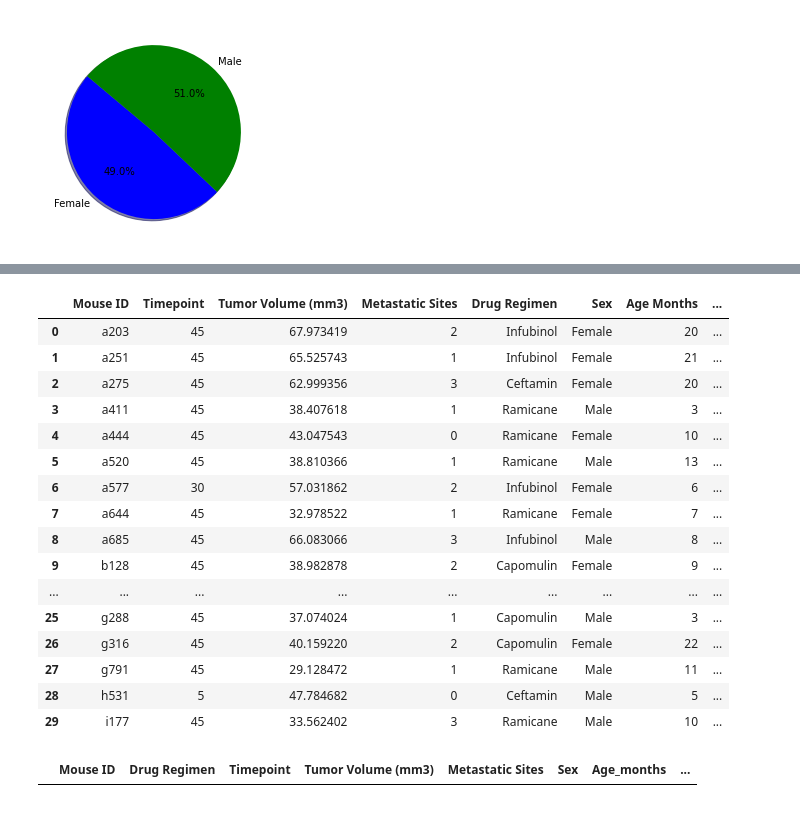
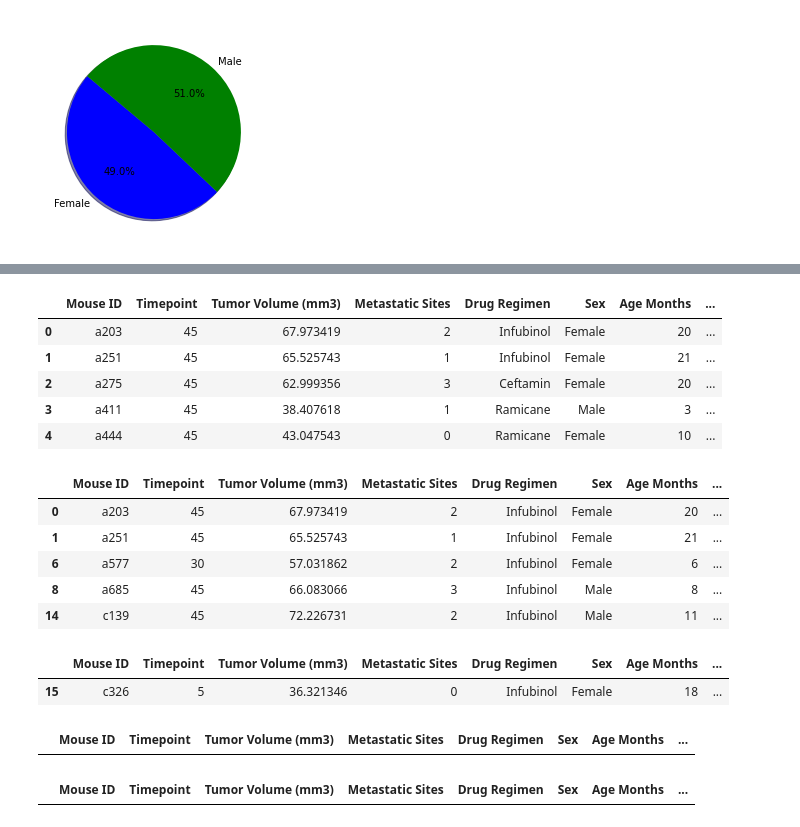
Before and after one commit to mel-c-lowe/MatPlotLib_Homework_05, a Jupyter notebook: Pymaceuticals.ipynb, the cells around one changed output, grey strips where cells are left out. Saved outputs shown, nothing was run; the diff lists cells and outputs as text; code cells hidden in the pictures.

```diff
--- a/Pymaceuticals.ipynb
+++ b/Pymaceuticals.ipynb
@@ -331,55 +275,55 @@ inf_tumor_data_start # ok, this has the lowest value that needs to appear
 # %%
-# Trying something else care of Alyssa K
+# Trying something else care of Alyssa K and Stephanie Richards
+# THIS WORKS HALLELUJAH
 
 top_drugs_tumor_two = cleaned_master.loc[(cleaned_master["Drug Regimen"] == "Capomulin") |
                                           (cleaned_master["Drug Regimen"] == "Ramicane") |
                                           (cleaned_master["Drug Regimen"] == "Infubinol") |
                                           (cleaned_master["Drug Regimen"] == "Ceftamin")]
 top_drugs_df_max = top_drugs_tumor_two.groupby("Mouse ID").max()
 # top_drugs_df_max.head(30) # c326 is still showing at 45
 
 
 # compiled_data_master = pd.merge(study_results_master, mouse_metadata_master, on="Mouse ID")
 
 merged_top_drugs = pd.merge(top_drugs_df_max, cleaned_master, on=["Mouse ID", "Timepoint"])
 merged_top_drugs.head(30)
 # Ok, it's almost sort of there??? But also a mess
 
 clean_top_drugs = merged_top_drugs[["Mouse ID", "Timepoint", "Tumor Volume (mm3)_y",
                                     "Metastatic Sites_x", "Drug Regimen_x", "Sex_x",
                                     "Age_months_x", "Weight (g)_x"]]
 
 # df.rename(columns={"A": "a", "B": "c"})
 clean_top_drugs = clean_top_drugs.rename(columns={"Tumor Volume (mm3)_y": "Tumor Volume (mm3)",
                                                  "Metastatic Sites_x": "Metastatic Sites",
                                                  "Drug Regimen_x": "Drug Regimen",
                                                  "Sex_x": "Sex",
                                                  "Age_months_x": "Age Months",
                                                  "Weight (g)_x": "Weight (g)"})
-clean_top_drugs.head(30)
+clean_top_drugs.head()
 # %% [output]
 |  | Mouse ID | Timepoint | Tumor Volume (mm3) | Metastatic Sites | Drug Regimen | Sex | Age Months | ... |
 | 0 | a203 | 45 | 67.973419 | 2 | Infubinol | Female | 20 | ... |
 | 1 | a251 | 45 | 65.525743 | 1 | Infubinol | Female | 21 | ... |
 | 2 | a275 | 45 | 62.999356 | 3 | Ceftamin | Female | 20 | ... |
 | 3 | a411 | 45 | 38.407618 | 1 | Ramicane | Male | 3 | ... |
 | 4 | a444 | 45 | 43.047543 | 0 | Ramicane | Female | 10 | ... |
-| 5 | a520 | 45 | 38.810366 | 1 | Ramicane | Male | 13 | ... |
-| 6 | a577 | 30 | 57.031862 | 2 | Infubinol | Female | 6 | ... |
-| 7 | a644 | 45 | 32.978522 | 1 | Ramicane | Female | 7 | ... |
-| 8 | a685 | 45 | 66.083066 | 3 | Infubinol | Male | 8 | ... |
-| 9 | b128 | 45 | 38.982878 | 2 | Capomulin | Female | 9 | ... |
-| ... | ... | ... | ... | ... | ... | ... | ... | ... |
-| 25 | g288 | 45 | 37.074024 | 1 | Capomulin | Male | 3 | ... |
-| 26 | g316 | 45 | 40.159220 | 2 | Capomulin | Female | 22 | ... |
-| 27 | g791 | 45 | 29.128472 | 1 | Ramicane | Male | 11 | ... |
-| 28 | h531 | 5 | 47.784682 | 0 | Ceftamin | Male | 5 | ... |
-| 29 | i177 | 45 | 33.562402 | 3 | Ramicane | Male | 10 | ... |
 # %%
-capomulin_data = top_drugs_tumor_data.loc[top_drugs_tumor_data["Drug Regimen"] == "Capomulin"]
-ramicane_data = top_drugs_tumor_data.loc[top_drugs_tumor_data["Drug Regimen"] == "Ramicane"]
-infubinol_data = top_drugs_tumor_data.loc[top_drugs_tumor_data["Drug Regimen"] == "Infubinol"]
-ceftamin_data = top_drugs_tumor_data.loc[top_drugs_tumor_data["Drug Regimen"] == "Ceftamin"]
+capomulin_data = clean_top_drugs.loc[clean_top_drugs["Drug Regimen"] == "Capomulin"]
+ramicane_data = clean_top_drugs.loc[clean_top_drugs["Drug Regimen"] == "Ramicane"]
+infubinol_data = clean_top_drugs.loc[clean_top_drugs["Drug Regimen"] == "Infubinol"]
+ceftamin_data = clean_top_drugs.loc[clean_top_drugs["Drug Regimen"] == "Ceftamin"]
+infubinol_data.head()
+
+# OK getting the right root data means I can sub originating data and the rest "should" work
+# %% [output]
+|  | Mouse ID | Timepoint | Tumor Volume (mm3) | Metastatic Sites | Drug Regimen | Sex | Age Months | ... |
+| 0 | a203 | 45 | 67.973419 | 2 | Infubinol | Female | 20 | ... |
+| 1 | a251 | 45 | 65.525743 | 1 | Infubinol | Female | 21 | ... |
+| 6 | a577 | 30 | 57.031862 | 2 | Infubinol | Female | 6 | ... |
+| 8 | a685 | 45 | 66.083066 | 3 | Infubinol | Male | 8 | ... |
+| 14 | c139 | 45 | 72.226731 | 2 | Infubinol | Male | 11 | ... |
 # %%
 # Calculate quartiles for each drug
 # Can this be done with top_drugs_tumor_data?
@@ -389,6 +333,25 @@ ceftamin_data = top_drugs_tumor_data.loc[top_drugs_tumor_data["Drug Regimen"] ==
 # upperq = quartiles[0.75]
 # iqr = upperq-lowerq
 # quartiles
+# %%
+# Infubinol
+# This one is supposed to have an outlier and it's not showing up
+# Troubleshoot here
+inf_quartiles = infubinol_data["Tumor Volume (mm3)"].quantile([.25, .5, .75])
+inf_lowerq = inf_quartiles[.25]
+inf_upperq = inf_quartiles[.75]
+inf_iqr = inf_upperq - inf_lowerq
+inf_lbound = inf_lowerq - (1.5 * inf_iqr)
+inf_ubound = inf_upperq + (1.5 * inf_iqr)
+
+inf_volumes = infubinol_data["Tumor Volume (mm3)"]
+
+# Flag entries that are greater or less than ubound and lbound
+inf_outliers = infubinol_data.loc[infubinol_data["Tumor Volume (mm3)"] < inf_lbound]
+inf_outliers
+# %% [output]
+|  | Mouse ID | Timepoint | Tumor Volume (mm3) | Metastatic Sites | Drug Regimen | Sex | Age Months | ... |
+| 15 | c326 | 5 | 36.321346 | 0 | Infubinol | Female | 18 | ... |
 # %%
 # Capomulin
 cap_quartiles = capomulin_data["Tumor Volume (mm3)"].quantile([.25, .5, .75])
@@ -398,11 +361,13 @@ cap_iqr = cap_upperq - cap_lowerq
 cap_lbound = cap_lowerq - (1.5 * cap_iqr)
 cap_ubound = cap_upperq + (1.5 * cap_iqr)
 
+cap_volumes = capomulin_data["Tumor Volume (mm3)"]
+
 # Flag entries that are greater or less than ubound and lbound
 cap_outliers = capomulin_data.loc[capomulin_data["Tumor Volume (mm3)"] < cap_lbound]
 cap_outliers
 # %% [output]
-|  | Mouse ID | Drug Regimen | Timepoint | Tumor Volume (mm3) | Metastatic Sites | Sex | Age_months | ... |
+|  | Mouse ID | Timepoint | Tumor Volume (mm3) | Metastatic Sites | Drug Regimen | Sex | Age Months | ... |
 # %%
 # Ramicane
 ram_quartiles = ramicane_data["Tumor Volume (mm3)"].quantile([.25, .5, .75])
@@ -411,3 +376,11 @@ ram_upperq = ram_quartiles[.75]
 ram_iqr = ram_upperq - ram_lowerq
 ram_lbound = ram_lowerq - (1.5 * ram_iqr)
 ram_ubound = ram_upperq + (1.5 * ram_iqr)
+
+ram_volumes = ramicane_data["Tumor Volume (mm3)"]
+
+# Flag entries that are greater or less than ubound and lbound
+ram_outliers = ramicane_data.loc[ramicane_data["Tumor Volume (mm3)"] < ram_lbound]
+ram_outliers
+# %% [output]
+|  | Mouse ID | Timepoint | Tumor Volume (mm3) | Metastatic Sites | Drug Regimen | Sex | Age Months | ... |
```
Also changed, not shown: parts of 11 cells of this notebook.
